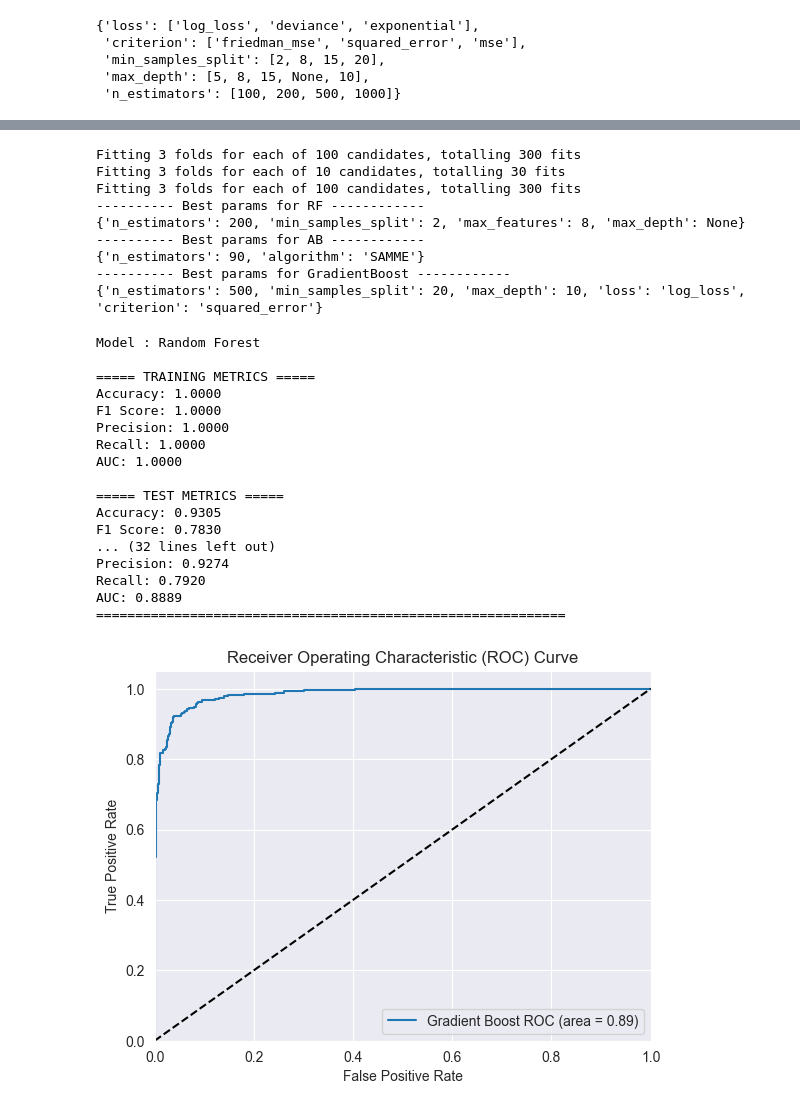
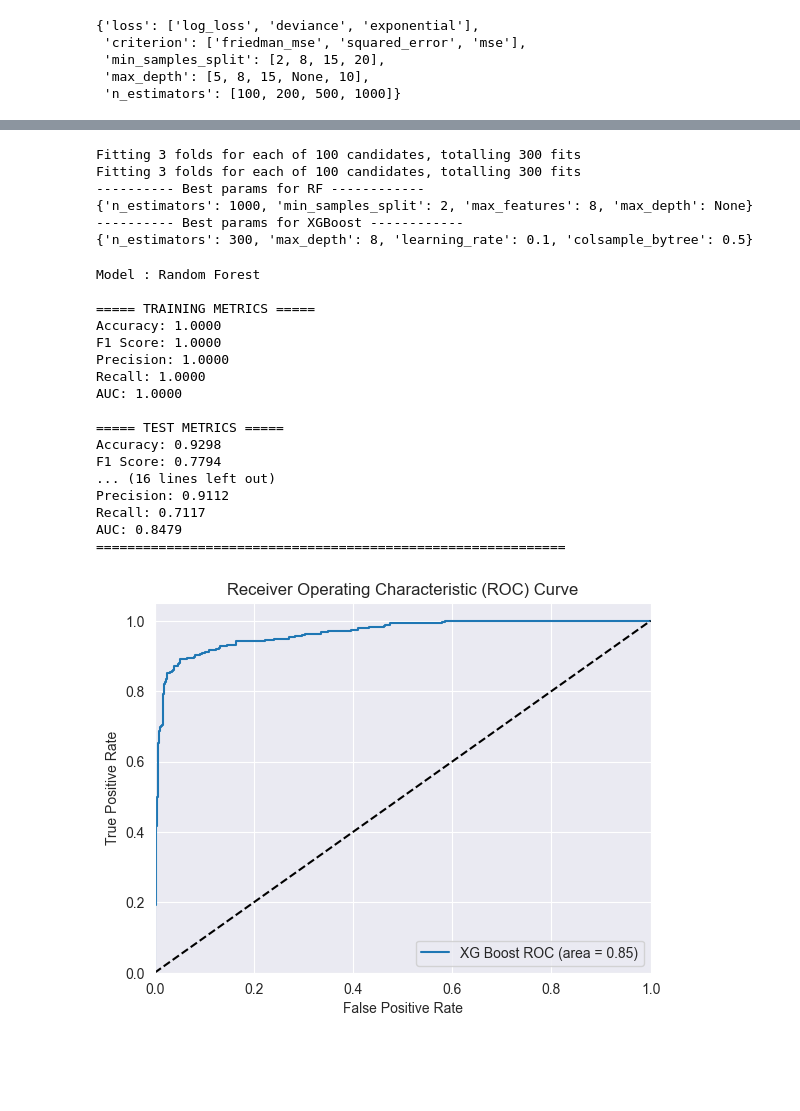
Before and after one commit to anas7310/Udemy_Python_Tutorials, a Jupyter notebook: MachineLearning/Practical/AdaBoostClassificationImplementation.ipynb, the cells around one changed output, grey strips where cells are left out. Drawn from its saved outputs; the diff is of its cells as text; code cells hidden in the pictures; blank space fills up the shorter version.

Commit message:
Implemented AdaBoost, GradientBoost, XGBoost

```diff
--- a/MachineLearning/Practical/AdaBoostClassificationImplementation.ipynb
+++ b/MachineLearning/Practical/AdaBoostClassificationImplementation.ipynb
@@ -331,6 +351,7 @@ from sklearn.ensemble import RandomForestClassifier
 from sklearn.ensemble import GradientBoostingClassifier
 from sklearn.tree import DecisionTreeClassifier
 from sklearn.ensemble import AdaBoostClassifier
+from xgboost import XGBClassifier
 from sklearn.linear_model import LogisticRegression
 from sklearn.metrics import classification_report, confusion_matrix, accuracy_score, f1_score, recall_score, precision_score, roc_auc_score
 
@@ -339,7 +360,8 @@ models = {
     "Random Forest": RandomForestClassifier(),
     "Decision Tree": DecisionTreeClassifier(),
     "Gradient Boost": GradientBoostingClassifier(),
-    "Ada Boost": AdaBoostClassifier()
+    "Ada Boost": AdaBoostClassifier(),
+    "XGBoost": XGBClassifier()
 }
 for key, value in models.items():
     print(f'key:{key} and value:{value}')
@@ -445,4 +479,11 @@ adaboost_param={
     'n_estimators':[50,60,70,80,90],
     'algorithm':['SAMME','SAMME.R']
 }
+
+xgboost_param={
+    'learning_rate':[0.1,0.01],
+    'max_depth':[5,8,12,20,30],
+    'n_estimators':[100,200,300],
+    'colsample_bytree':[0.5,0.8,1,0.3,0.4]
+}
 # %%
@@ -468,8 +509,9 @@ gradientboost_param
 ##Model list for Hyperparameter tuning
 randomcv_models = [
     ("RF", RandomForestClassifier(), rf_params),
-    ("AB", AdaBoostClassifier(), adaboost_param),
-    ("GradientBoost", GradientBoostingClassifier(), gradientboost_param)
+    # ("AB", AdaBoostClassifier(), adaboost_param),
+    # ("GradientBoost", GradientBoostingClassifier(), gradientboost_param)
+    ("XGBoost", XGBClassifier(), xgboost_param)
 ]
 # %%
 randomcv_models
@@ -508,19 +551,17 @@ for modelname in model_param:
     print(model_param[modelname])
 # %% [output]
 Fitting 3 folds for each of 100 candidates, totalling 300 fits
-Fitting 3 folds for each of 10 candidates, totalling 30 fits
 Fitting 3 folds for each of 100 candidates, totalling 300 fits
 ---------- Best params for RF ------------
-{'n_estimators': 200, 'min_samples_split': 2, 'max_features': 8, 'max_depth': None}
----------- Best params for AB ------------
-{'n_estimators': 90, 'algorithm': 'SAMME'}
----------- Best params for GradientBoost ------------
-{'n_estimators': 500, 'min_samples_split': 20, 'max_depth': 10, 'loss': 'log_loss', 'criterion': 'squared_error'}
+{'n_estimators': 1000, 'min_samples_split': 2, 'max_features': 8, 'max_depth': None}
+---------- Best params for XGBoost ------------
+{'n_estimators': 300, 'max_depth': 8, 'learning_rate': 0.1, 'colsample_bytree': 0.5}
 # %%
 models = {
     "Random Forest": RandomForestClassifier(n_estimators=200, min_samples_split=2, max_features=8, max_depth=None),
-    "Ada Boost": AdaBoostClassifier(n_estimators=90, algorithm='SAMME'),
-    "Gradient Boost": GradientBoostingClassifier(n_estimators= 500, min_samples_split= 20, max_depth= 10, loss= 'log_loss', criterion= 'squared_error')
+    # "Ada Boost": AdaBoostClassifier(n_estimators=90, algorithm='SAMME'),
+    # "Gradient Boost": GradientBoostingClassifier(n_estimators= 500, min_samples_split= 20, max_depth= 10, loss= 'log_loss', criterion= 'squared_error')
+    "XGBoost": XGBClassifier(n_estimators= 300, max_depth= 8, learning_rate= 0.1, colsample_bytree= 0.5)
 }
 # %%
 for i in range(len(list(models))):
@@ -582,12 +623,12 @@ Recall: 1.0000
 AUC: 1.0000
 
 ===== TEST METRICS =====
-Accuracy: 0.9305
-F1 Score: 0.7830
-... (32 lines left out)
-Precision: 0.9274
-Recall: 0.7920
-AUC: 0.8889
+Accuracy: 0.9298
+F1 Score: 0.7794
+... (16 lines left out)
+Precision: 0.9112
+Recall: 0.7117
+AUC: 0.8479
 ============================================================
 # %%
 # Plot ROC AUC Curve
@@ -598,36 +639,38 @@ plt.figure()
 auc_models = [{
     # 'label': 'Ada Boost',
     # 'model': AdaBoostClassifier(n_estimators=90, algorithm='SAMME'),
-    'label': 'Gradient Boost',
-    'model': GradientBoostingClassifier(n_estimators= 500, min_samples_split= 20, max_depth= 10, loss= 'log_loss', criterion= 'squared_error'),
+    # 'label': 'Gradient Boost',
+    # 'model': GradientBoostingClassifier(n_estimators= 500, min_samples_split= 20, max_depth= 10, loss= 'log_loss', criterion= 'squared_error'),
+    'label': 'XG Boost',
+    'model': XGBClassifier(n_estimators= 300, max_depth= 8, learning_rate= 0.1, colsample_bytree= 0.5),
     'auc': model_test_auc
 }]
 
 # Create loop through all the models
 for algo in auc_models:
     model = algo['model']
     model.fit(X_train, y_train)
 
     # Compute false positive rate and true positive rate
     fpr, tpr, thresholds = roc_curve(y_test, model.predict_proba(X_test)[:, 1])
 
     # Plot ROC curve with AUC label
     plt.plot(fpr, tpr, label='%s ROC (area = %0.2f)' % (algo['label'], algo['auc']))
 
 # Plot the diagonal reference line
 plt.plot([0, 1], [0, 1], 'k--')
 
 # Set axis limits, labels and title
 plt.xlim([0.0, 1.0])
 plt.ylim([0.0, 1.05])
 plt.xlabel('False Positive Rate')
 plt.ylabel('True Positive Rate')
 plt.title('Receiver Operating Characteristic (ROC) Curve')
 
 # Show legend
 plt.legend(loc='lower right')
 
 # Show plot
 plt.show()
 # %% [output]
-[figure, old version]
+[figure, new version]
```
Also changed, not shown: parts of 6 cells of this notebook, 1 other file.
